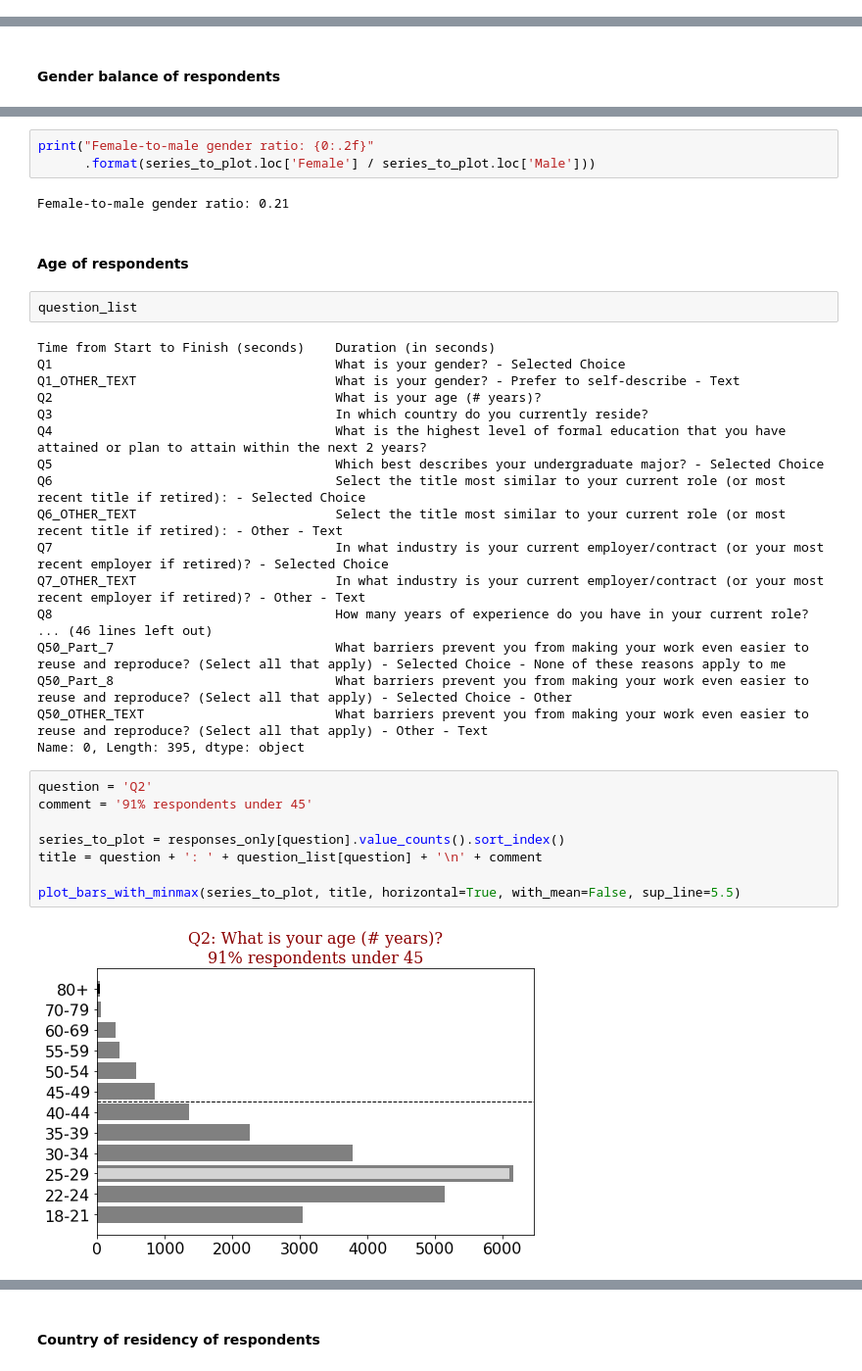
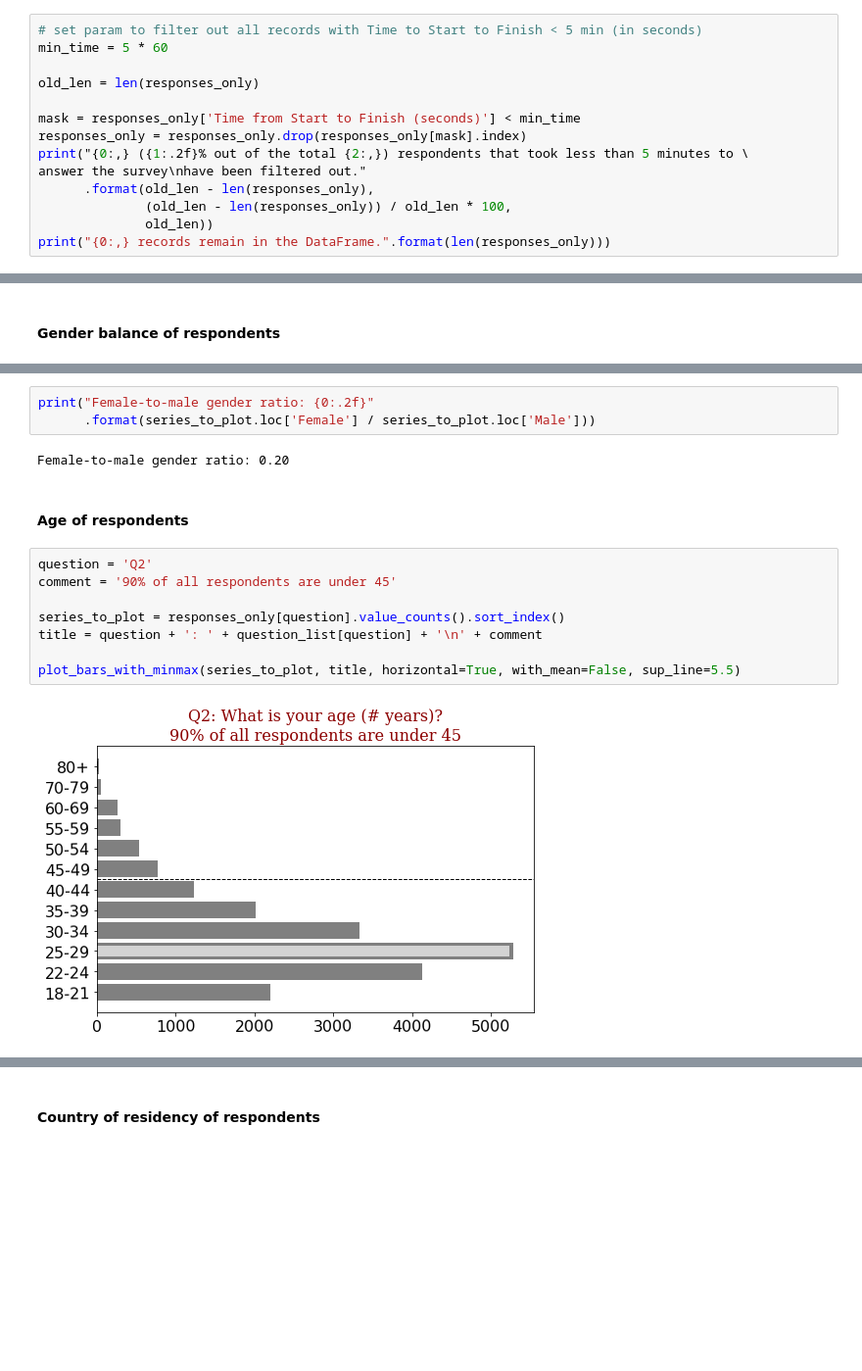
Before and after one commit to stepan-o/data-science-program-design, a Jupyter notebook: data-science-program-design.ipynb, the cells around one changed output, grey strips where cells are left out. Shown at 98% size. Drawn from its saved outputs; the diff is of its cells as text; blank space fills up the shorter version.

Commit message:
added more questions to Kaggle survey EDA

```diff
--- a/data-science-program-design.ipynb
+++ b/data-science-program-design.ipynb
@@ -286,0 +308,14 @@ free_form.head(1)
+# %%
+# set param to filter out all records with Time to Start to Finish < 5 min (in seconds)
+min_time = 5 * 60
+
+old_len = len(responses_only)
+
+mask = responses_only['Time from Start to Finish (seconds)'] < min_time
+responses_only = responses_only.drop(responses_only[mask].index)
+print("{0:,} ({1:.2f}% out of the total {2:,}) respondents that took less than 5 minutes to \
+answer the survey\nhave been filtered out."
+      .format(old_len - len(responses_only),
+              (old_len - len(responses_only)) / old_len * 100,
+              old_len))
+print("{0:,} records remain in the DataFrame.".format(len(responses_only)))
@@ -300,39 +339,19 @@ plot_bars_with_minmax(series_to_plot, title, horizontal=True, with_mean=False)
 print("Female-to-male gender ratio: {0:.2f}"
       .format(series_to_plot.loc['Female'] / series_to_plot.loc['Male']))
 # %% [output]
-Female-to-male gender ratio: 0.21
+Female-to-male gender ratio: 0.20
 # %% [markdown]
 #### Age of respondents
-# %%
-question_list
-# %% [output]
-Time from Start to Finish (seconds)    Duration (in seconds)
-Q1                                     What is your gender? - Selected Choice
-Q1_OTHER_TEXT                          What is your gender? - Prefer to self-describe - Text
-Q2                                     What is your age (# years)?
-Q3                                     In which country do you currently reside?
-Q4                                     What is the highest level of formal education that you have attained or plan to attain within the next 2 years?
-Q5                                     Which best describes your undergraduate major? - Selected Choice
-Q6                                     Select the title most similar to your current role (or most recent title if retired): - Selected Choice
-Q6_OTHER_TEXT                          Select the title most similar to your current role (or most recent title if retired): - Other - Text
-Q7                                     In what industry is your current employer/contract (or your most recent employer if retired)? - Selected Choice
-Q7_OTHER_TEXT                          In what industry is your current employer/contract (or your most recent employer if retired)? - Other - Text
-Q8                                     How many years of experience do you have in your current role?
-... (46 lines left out)
-Q50_Part_7                             What barriers prevent you from making your work even easier to reuse and reproduce? (Select all that apply) - Selected Choice - None of these reasons apply to me
-Q50_Part_8                             What barriers prevent you from making your work even easier to reuse and reproduce? (Select all that apply) - Selected Choice - Other
-Q50_OTHER_TEXT                         What barriers prevent you from making your work even easier to reuse and reproduce? (Select all that apply) - Other - Text
-Name: 0, Length: 395, dtype: object
 # %%
 question = 'Q2'
-comment = '91% respondents under 45'
+comment = '90% of all respondents are under 45'
 
 series_to_plot = responses_only[question].value_counts().sort_index()
 title = question + ': ' + question_list[question] + '\n' + comment
 
 plot_bars_with_minmax(series_to_plot, title, horizontal=True, with_mean=False, sup_line=5.5)
 # %% [output]
-[figure, old version]
+[figure, new version]
 # %%
 print("The following age groups:\n")
 print(series_to_plot.iloc[:6])
```
Also changed, not shown: parts of 110 cells of this notebook.
